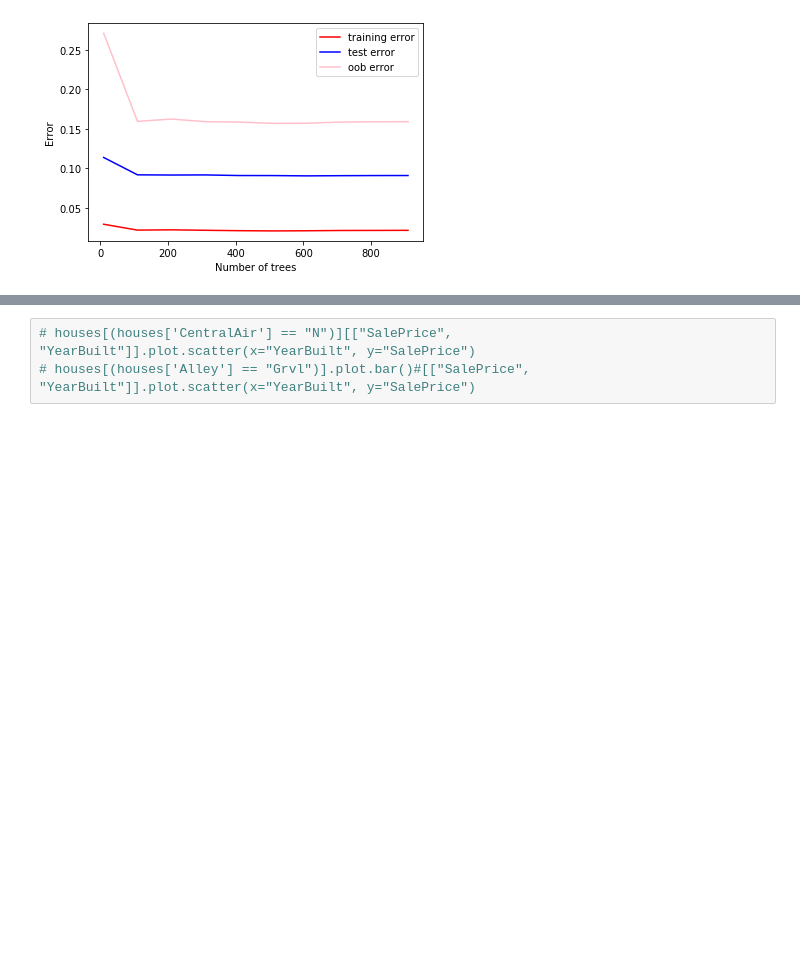
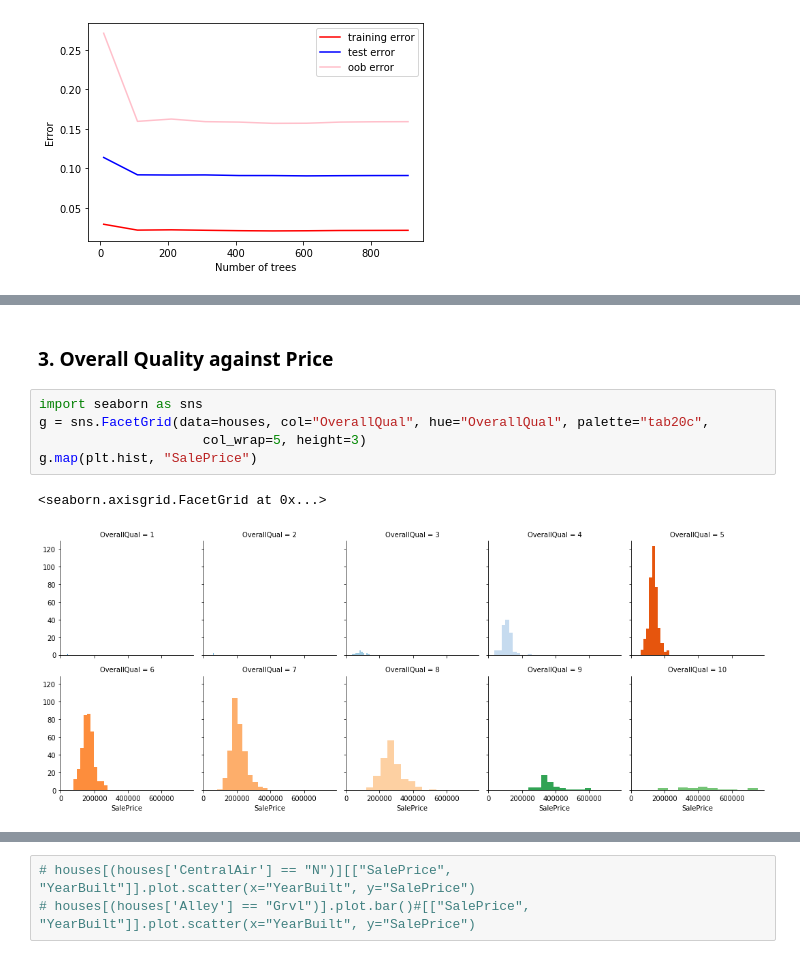
Before and after one commit to alexandertin/HousingML, a Jupyter notebook: Tori/Data_Cleaning_5:24.ipynb, the cells around one changed output, grey strips where cells are left out. Saved outputs shown, nothing was run; the diff lists cells and outputs as text; blank space fills up the shorter version.

```diff
--- a/Tori/Data_Cleaning_5:24.ipynb
+++ b/Tori/Data_Cleaning_5:24.ipynb
@@ -181,0 +268,10 @@ plt.show()
+# %% [markdown]
+### 3. Overall Quality against Price
+# %%
+import seaborn as sns
+g = sns.FacetGrid(data=houses, col="OverallQual", hue="OverallQual", palette="tab20c",
+                     col_wrap=5, height=3)
+g.map(plt.hist, "SalePrice")
+# %% [output]
+<seaborn.axisgrid.FacetGrid at 0x...>
+[figure, added]
```
Also changed, not shown: parts of 40 cells of this notebook.
